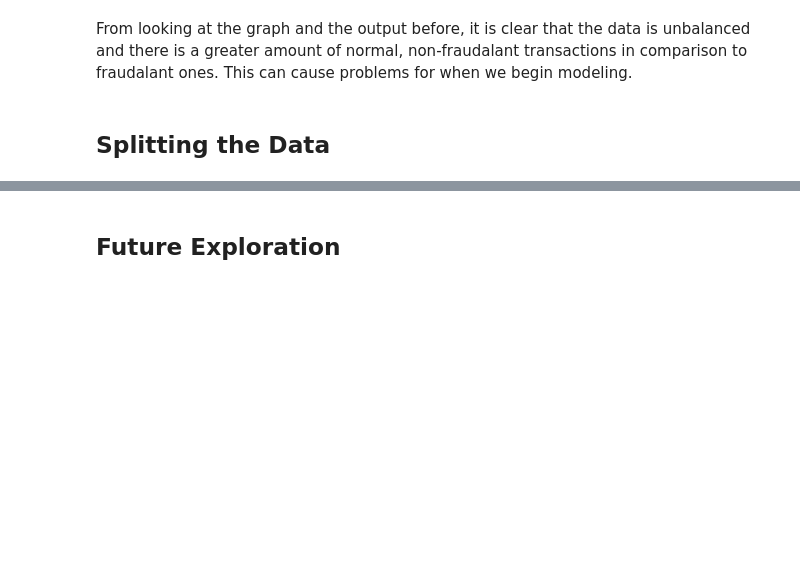
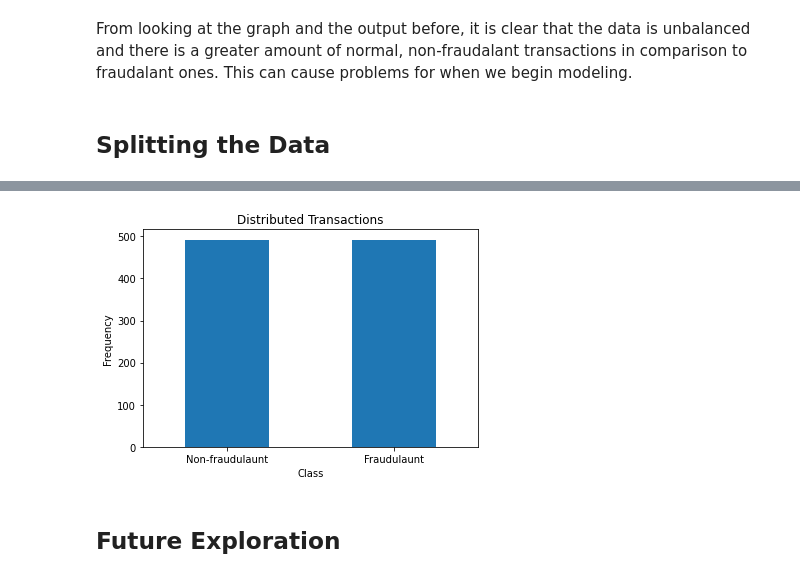
Before and after one commit to tanyabonilla/Detecting-Credit-Card-Fraud, a Jupyter notebook: credit-card-detection.ipynb, the cells around one changed output, grey strips where cells are left out. Cells and saved outputs as stored; diff of their text form; code cells hidden in the pictures; blank space fills up the shorter version.

```diff
--- a/credit-card-detection.ipynb
+++ b/credit-card-detection.ipynb
@@ -126,0 +151,8 @@ From looking at the graph and the output before, it is clear that the data is un
+# %%
+fraud_data = data.loc[data['Class'] == 1]
+non_fraud_data = data.loc[data['Class'] == 0][:492]
+
+balanced_data = pd.concat([fraud_data, non_fraud_data])
+
+# new_data = balanced_data.sample(frac=1, random_state=42)
+balanced_data.head()
@@ -127,2 +167,12 @@ From looking at the graph and the output before, it is clear that the data is un
+# %%
+count_classes = pd.value_counts(balanced_data['Class'], sort=True)
+count_classes.plot(kind='bar', rot=0)
+plt.title("Distributed Transactions")
+plt.xticks(range(2), ['Non-fraudulaunt', 'Fraudulaunt'])
+plt.xlabel("Class")
+plt.ylabel("Frequency")
+plt.show()
+# %% [output]
+[figure, added]
 # %% [markdown]
 ## Future Exploration
```
Also changed, not shown: parts of 14 cells of this notebook.
